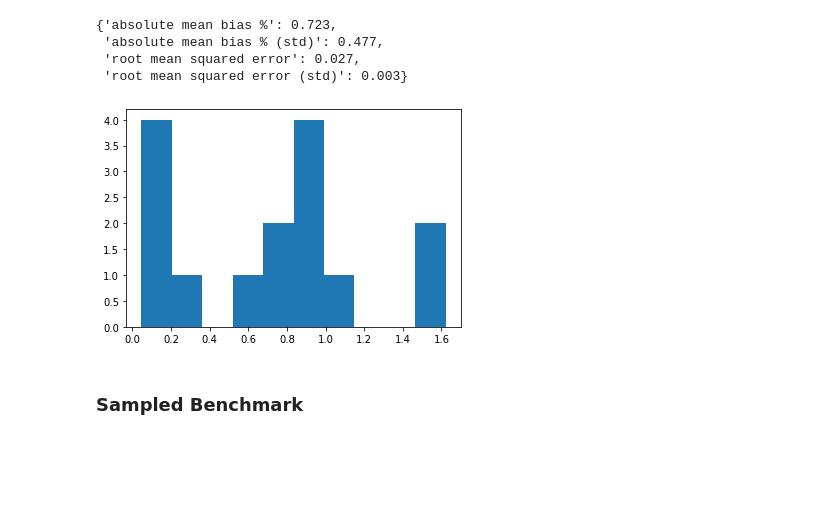
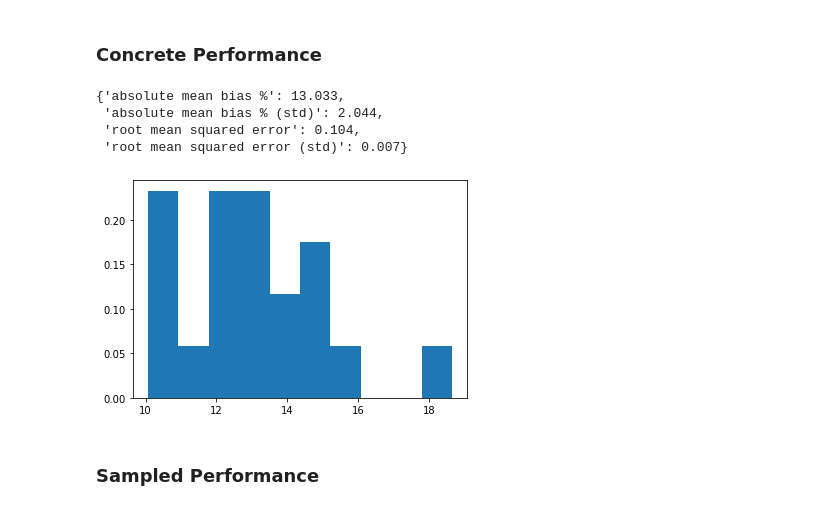
Before and after one commit to JoshBroomberg/Maccabee, a Jupyter notebook: Notebooks/Genmatch Benchmarking Comparison.ipynb, the cells around one changed output. Drawn from its saved outputs; the diff is of its cells as text; code cells hidden in the pictures; blank space fills up the shorter version.

```diff
--- a/Notebooks/Genmatch Benchmarking Comparison.ipynb
+++ b/Notebooks/Genmatch Benchmarking Comparison.ipynb
@@ -110,12 +87,14 @@ X_param_overrides["TREAT_MECHANISM_COVARIATE_SELECTION_PROBABILITY"] = {
 # %%
 # Define axes and metrics to analyze
-axes_and_metrics = {
+DATA_METRICS_SPEC = {
     Constants.AxisNames.OUTCOME_NONLINEARITY: [
         "Lin r2(X_obs, Y)",
         "Lin r2(X_true, Y)"
     ],
     Constants.AxisNames.TREATMENT_NONLINEARITY: [
-        "Lin r2(X_obs, Treat Logit)"
+        "Lin r2(X_obs, Treat Logit)",
+        "Lin r2(X_true, Treat Logit)",
+        "Log r2(X_obs, T)"
     ],
     Constants.AxisNames.PERCENT_TREATED: [
         "Percent(T==1)"
@@ -184,0 +115,21 @@ Wall time: 10.4 s
+# %%
+%%time
+
+CONCRETE_IN_ANALYSIS_MODE = True
+
+# Concrete Genmatch Benchmark
+dgp = GenmatchDataGeneratingProcess(
+    *GENMATCH_SPECS["G"],
+    n_observations=1000,
+    data_analysis_mode=CONCRETE_IN_ANALYSIS_MODE)
+
+concrete_perf_agg, concrete_perf_raw, concrete_data_agg, concrete_data_raw = \
+    benchmark_model_using_concrete_dgp(
+        dgp=dgp,
+        model_class=LogisticPropensityMatchingCausalModel,
+        estimand=Constants.Model.ATE_ESTIMAND,
+        num_runs=20,
+        num_samples_from_dgp=112,
+        data_analysis_mode=CONCRETE_IN_ANALYSIS_MODE,
+        data_metrics_spec=DATA_METRICS_SPEC,
+        n_jobs=7)
@@ -253,14 +216,16 @@ Wall time: 3min 48s
-# %%
-genmatch_agg_results
-# %% [output]
-{'absolute mean bias %': 0.723,
- 'absolute mean bias % (std)': 0.477,
- 'root mean squared error': 0.027,
- 'root mean squared error (std)': 0.003}
+# %% [markdown]
+### Concrete Performance
+# %%
+concrete_perf_agg
+# %% [output]
+{'absolute mean bias %': 13.033,
+ 'absolute mean bias % (std)': 2.044,
+ 'root mean squared error': 0.104,
+ 'root mean squared error (std)': 0.007}
 # %%
-plt.hist(genmatch_raw_results["absolute mean bias %"])
+plt.hist(concrete_perf_raw["absolute mean bias %"], density=True)
 plt.show()
 # %% [output]
-[figure, old version]
+[figure, new version]
 # %% [markdown]
-### Sampled Benchmark
+### Sampled Performance
```
Also changed, not shown: parts of 23 cells of this notebook, 9 other files.
